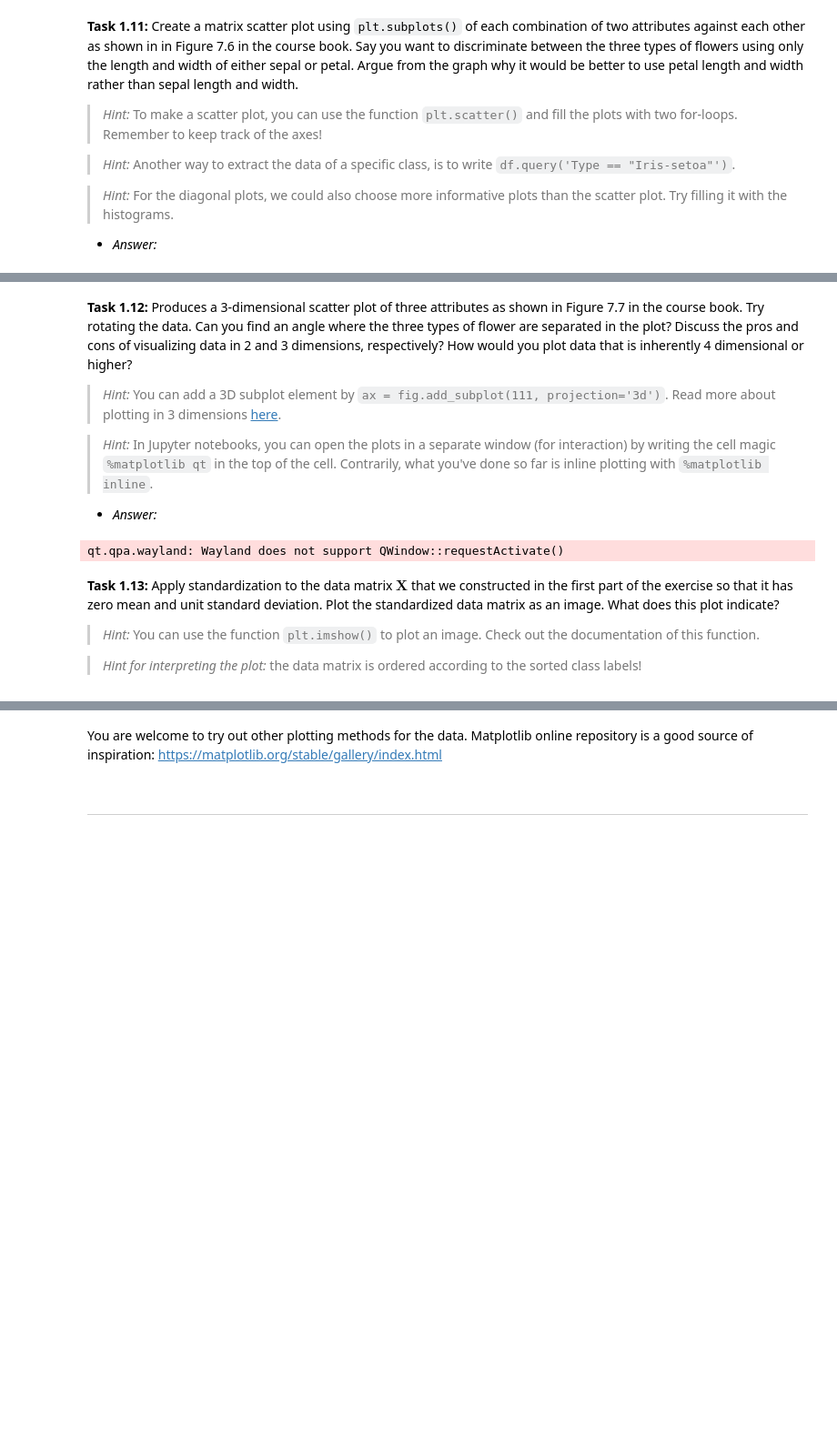
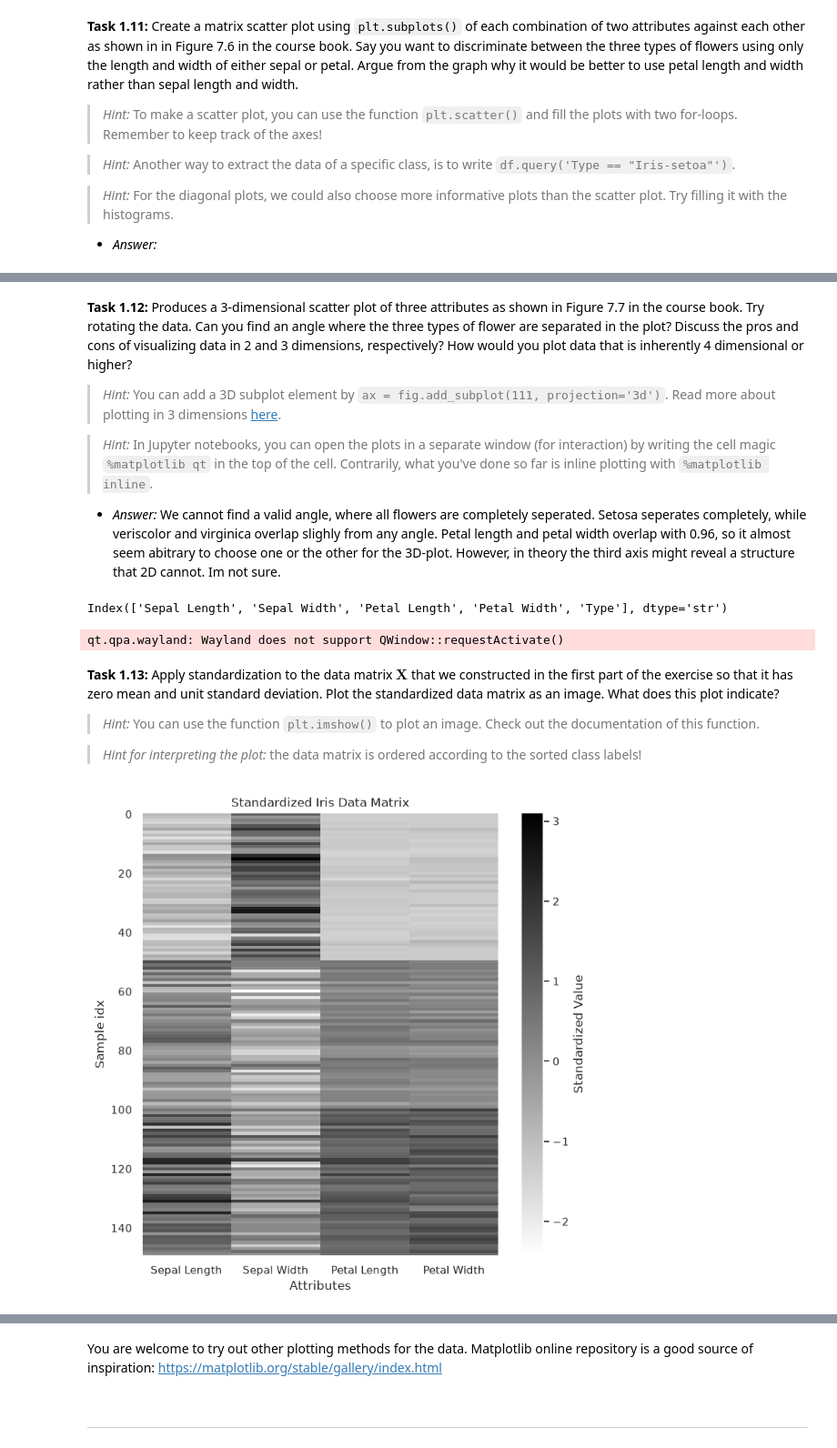
Before and after one commit to NicolaiNielsen/02452exercises, a Jupyter notebook: week1/exercise1.ipynb, the cells around one changed output, grey strips where cells are left out. Shown at 91% size. Cells and saved outputs as stored; diff of their text form; code cells hidden in the pictures; blank space fills up the shorter version.

```diff
--- a/week1/exercise1.ipynb
+++ b/week1/exercise1.ipynb
@@ -318,38 +320,27 @@ plt.show()
 
 > *Hint:* In Jupyter notebooks, you can open the plots in a separate window (for interaction) by writing the cell magic `%matplotlib qt` in the top of the cell. Contrarily, what you've done so far is inline plotting with `%matplotlib inline`.
 
-- *Answer:*
+- *Answer:* We cannot find a valid angle, where all flowers are completely seperated. Setosa seperates completely, while veriscolor and virginica overlap slighly from any angle. Petal length and petal width overlap with 0.96, so it almost seem abitrary to choose one or the other for the 3D-plot. However, in theory the third axis might reveal a structure that 2D cannot. Im not sure.
 # %%
 %matplotlib qt
 # This opens an interactive window for 3D plotting.
 # If you have problems use `%matplotlib inline` instead.
-
-
+print(df.columns)
 ### BEGIN SOLUTION
 fig = plt.figure(figsize=(8,8))
 ax = fig.add_subplot(111, projection='3d')
 
-# Indices of the variables to plot
-selected_attributes = [3, 1, 2]
+for (species, data) in (df.groupby('Type')):
+    ax.scatter(data.iloc[:, 0], data.iloc[:, 1], data.iloc[:, 3], label=species)
 
-for class_idx, (species, subset) in enumerate(df.groupby("Type")):
-    # Plot the scatter plot for each species
-    ax.scatter(
-        subset.iloc[:, selected_attributes[0]],
-        subset.iloc[:, selected_attributes[1]],
-        subset.iloc[:, selected_attributes[2]],
-        label=species,
-        color=f"C{class_idx}",
-        alpha=0.5
-    )
-
-ax.view_init(30, 220)
-ax.set_xlabel(df.columns[selected_attributes[0]])
-ax.set_ylabel(df.columns[selected_attributes[1]])
-ax.set_zlabel(df.columns[selected_attributes[2]])
+ax.legend()
+ax.set_xlabel(df.columns[0])
+ax.set_ylabel(df.columns[1])
+ax.set_zlabel(df.columns[2])
 plt.show()
 # %% [output]
-qt.qpa.wayland: Wayland does not support QWindow::requestActivate()
+Index(['Sepal Length', 'Sepal Width', 'Petal Length', 'Petal Width', 'Type'], dtype='str')
+qt.qpa.wayland: Wayland does not support QWindow::requestActivate()
 # %% [markdown]
 **Task 1.13:** Apply standardization to the data matrix $\boldsymbol{X}$ that we constructed in the first part of the exercise so that it has zero mean and unit standard deviation. Plot the standardized data matrix as an image. What does this plot indicate?
 > *Hint:* You can use the function `plt.imshow()` to plot an image. Check out the documentation of this function.
@@ -358,9 +349,19 @@ qt.qpa.wayland: Wayland does not support QWindow::requestActivate()
 # %%
 %matplotlib inline
 # go back to inline plotting
 
-# YOUR CODE HERE
-raise NotImplementedError()
+X_standardized = (X - X.mean(axis=0)) / X.std(axis=0)
+
+fig = plt.figure(figsize=(8, 8))
+plt.imshow(X_standardized, aspect='auto', cmap='gray_r')
+plt.colorbar(label='Standardized Value')
+plt.title("Standardized Iris Data Matrix")
+plt.xticks(ticks=np.arange(X_standardized.shape[1]), labels=X.columns, rotation=0)
+plt.xlabel("Attributes")
+plt.ylabel("Sample idx")
+plt.grid(False)
+# %% [output]
+[figure, added]
 # %% [markdown]
 A question that we need to ask ourselves is whether the dataset is suitable for solving our primary machine learning aim, which we here define as being classification.
 
```
Also changed, not shown: parts of 3 cells of this notebook.
